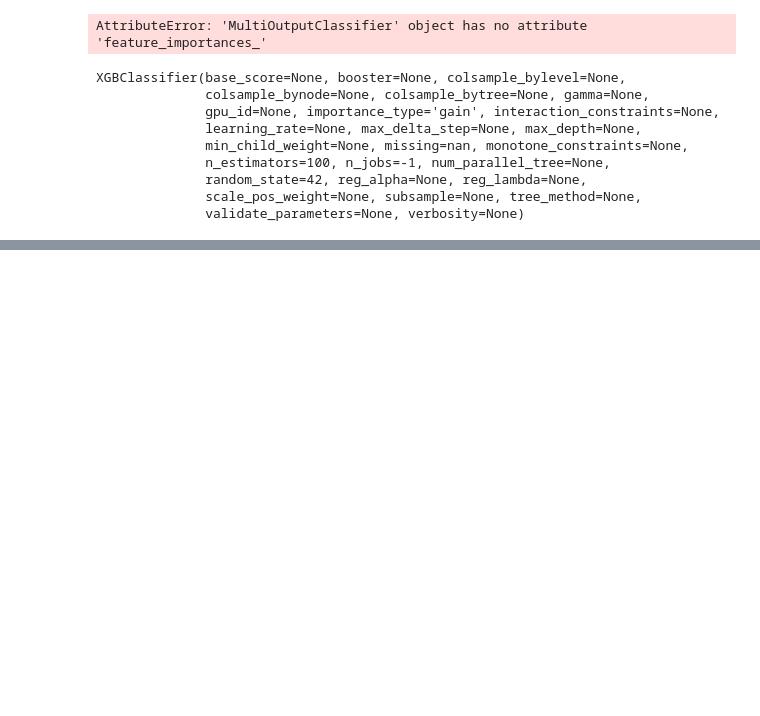
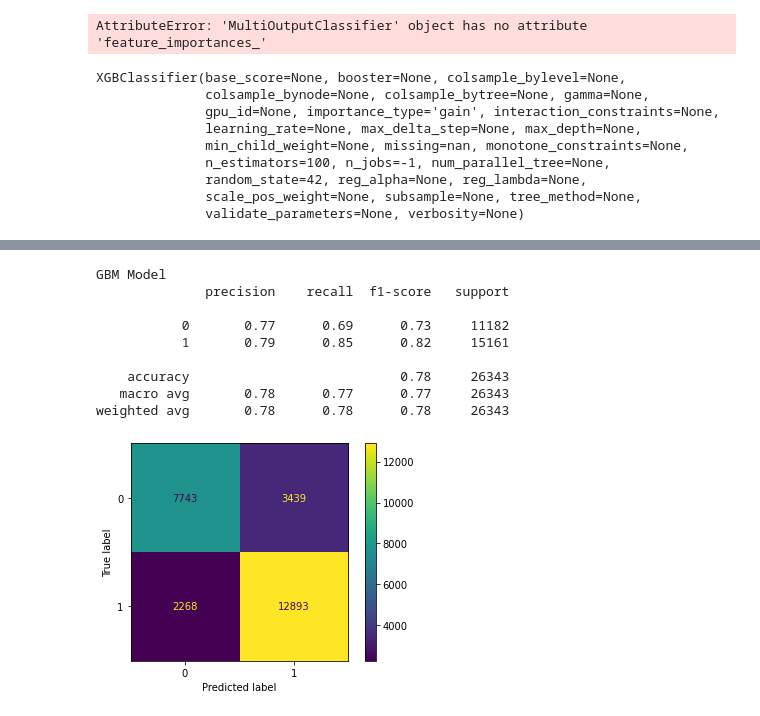
Before and after one commit to BW-Kickstarter-Success-03/campaign_eval, a Jupyter notebook: Kickstarter_project.ipynb, the cells around one changed output, grey strips where cells are left out. Drawn from its saved outputs; the diff is of its cells as text; code cells hidden in the pictures; blank space fills up the shorter version.

Commit message:
precision/recall & evaluation/conclusion

```diff
--- a/Kickstarter_project.ipynb
+++ b/Kickstarter_project.ipynb
@@ -707,0 +711,18 @@ XGBClassifier(base_score=None, booster=None, colsample_bylevel=None,
+# %%
+# Classification report and Confusion matrix for GBM model
+# GBM model seems to be doing a really good job predicting truly successful campaigns (85% recall rate (or sensitivity/true positive rate))
+# However, it is doing much worse at predicting truly unsuccessful projects (only 69% recall rate (or specificity/true negative rate))
+print('GBM Model')
+print(classification_report(y2_val, model_gbm.predict(X2_val)))
+plot_confusion_matrix(model_gbm, X2_val, y2_val, values_format = '.0f');
+# %% [output]
+GBM Model
+              precision    recall  f1-score   support
+
+           0       0.77      0.69      0.73     11182
+           1       0.79      0.85      0.82     15161
+
+    accuracy                           0.78     26343
+   macro avg       0.78      0.77      0.77     26343
+weighted avg       0.78      0.78      0.78     26343
+[figure, added]
```
Also changed, not shown: parts of 15 cells of this notebook.
